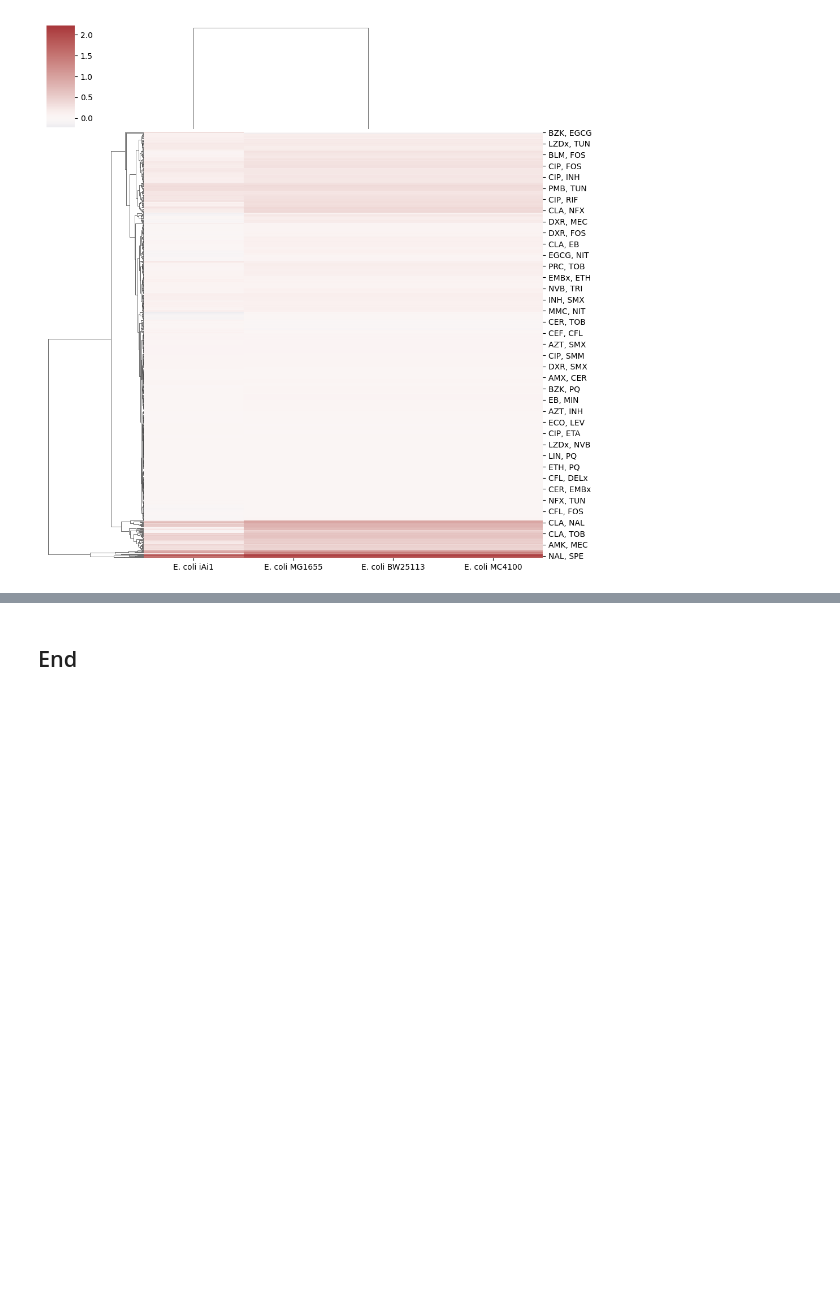
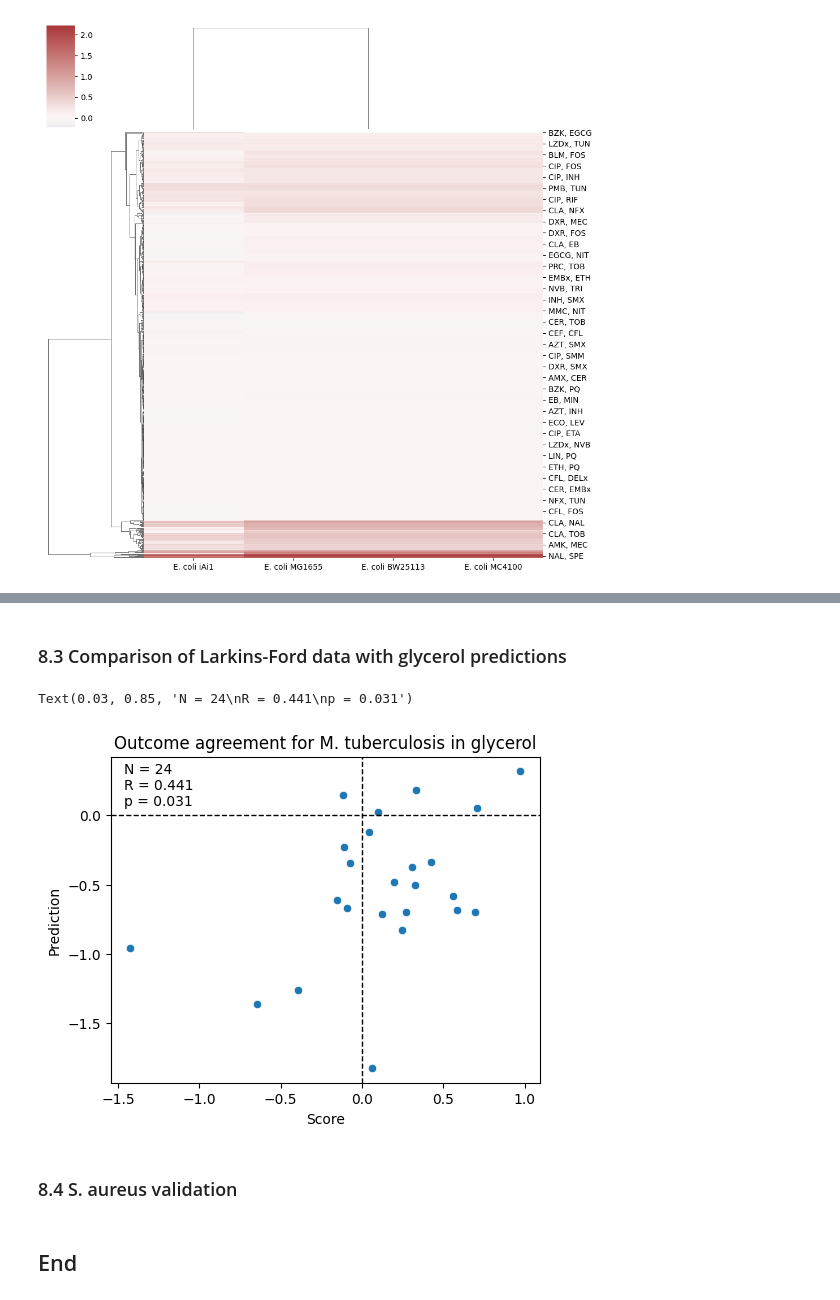
Before and after one commit to sriram-lab/TACTIC, a Jupyter notebook: TACTIC_analysis.ipynb, the cells around one changed output, grey strips where cells are left out. Drawn from its saved outputs; the diff is of its cells as text; code cells hidden in the pictures; blank space fills up the shorter version.

```diff
--- a/TACTIC_analysis.ipynb
+++ b/TACTIC_analysis.ipynb
@@ -1552,5 +1585,33 @@ display(ui, out)
 # %% [output]
 HBox(children=(Dropdown(description='Select species: ', options=('E. coli', 'M. tuberculosis', 'P. aeruginosa'…
 [interactive output not drawn]
+# %% [markdown]
+### 8.3 Comparison of Larkins-Ford data with glycerol predictions
+# %%
+# Load experimental data
+dfi = pd.read_excel('./data/LF_standard.xlsx').set_index('interaction')
+
+# Define prediction data
+dfp = out['landscape']['glycerol'].copy()
+dfp.index = [i.replace(', GLYCEROL', '') for i in dfp.index]
+
+# Reduce to overlap
+ixns = sorted(list(set(dfi.index) & set(dfp.index)))
+df = pd.DataFrame({'Interaction': ixns, 'Score': dfi.loc[ixns]['FIC90'], 'Prediction': dfp.loc[ixns]['M. tuberculosis H37Rv']})
+
+# Calculate correlation
+r, p = pearsonr(df['Score'], df['Prediction'])
+# %%
+fig, ax = plt.subplots(nrows=1, ncols=1, figsize=(5, 4), layout='constrained')
+sns.scatterplot(data=df, x='Score', y='Prediction', ax=ax)
+ax.axvline(0, color='k', lw=1, ls='--')
+ax.axhline(0, color='k', lw=1, ls='--')
+ax.set_title('Outcome agreement for M. tuberculosis in glycerol')
+ax.text(x=0.03, y=0.85, s=f'N = {df.shape[0]}\nR = {r:.3f}\np = {p:.3f}', transform=ax.transAxes, ha='left')
+# %% [output]
+Text(0.03, 0.85, 'N = 24\nR = 0.441\np = 0.031')
+[figure, added]
+# %% [markdown]
+### 8.4 S. aureus validation
 # %% [markdown]
 ## End
```
Also changed, not shown: parts of 4 cells of this notebook.
